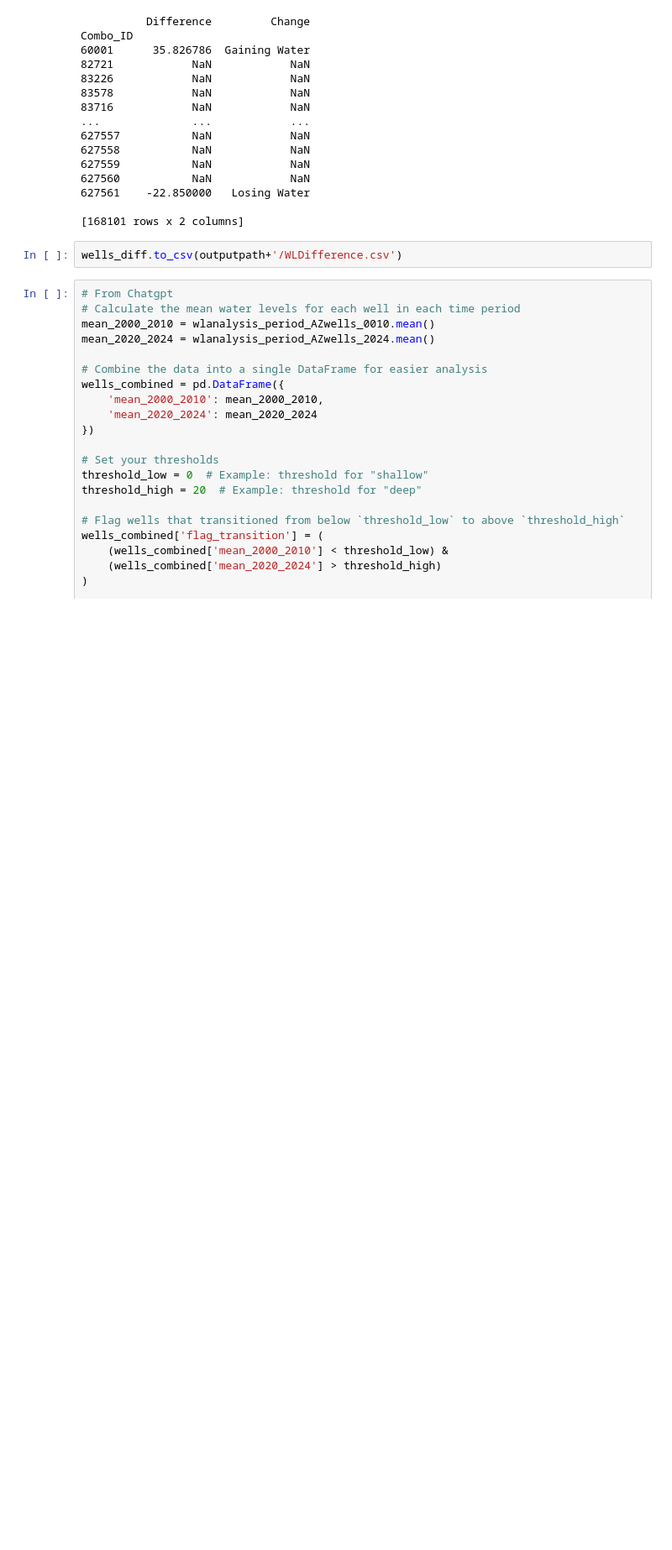
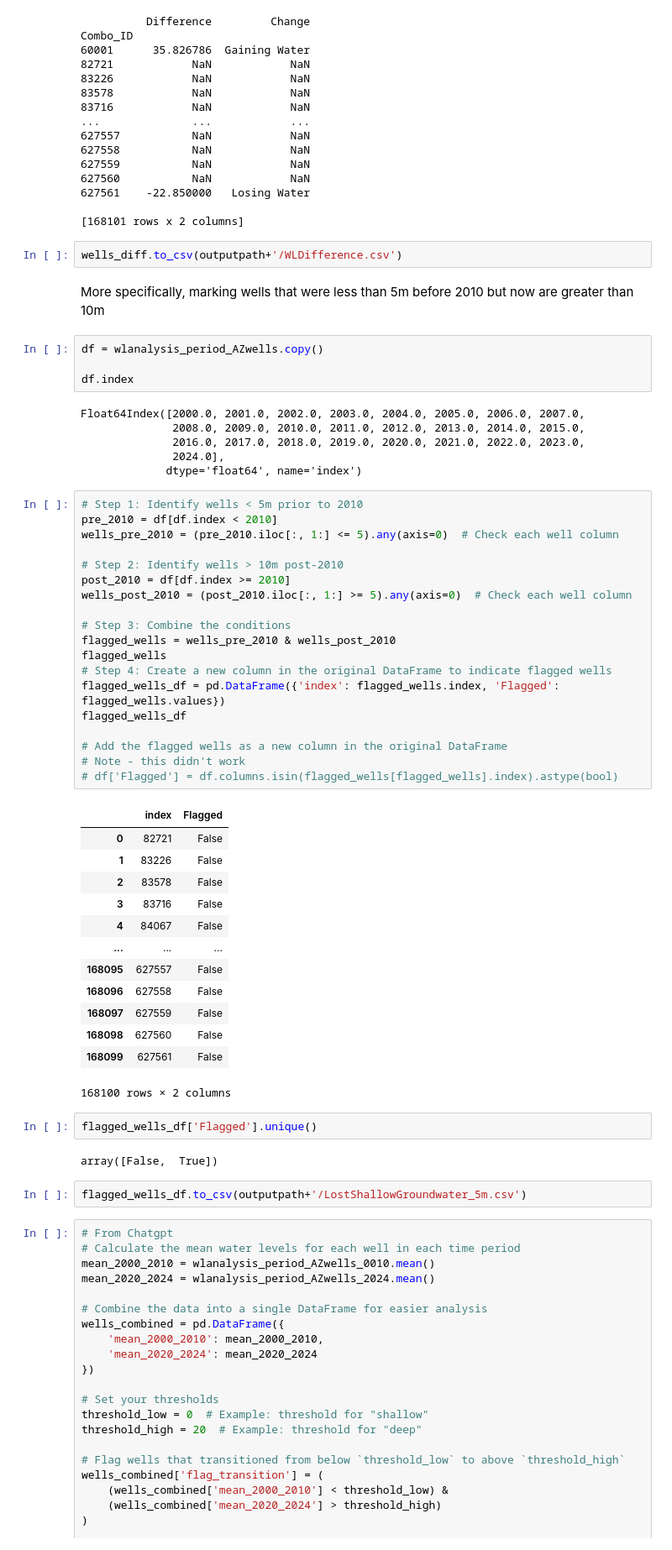
Before and after one commit to dtadych/Shallow_Groundwater_AZ, a Jupyter notebook: Code/FigureCreation/3_IndividualWells_Decades.ipynb, the cells around one changed output. Shown: that part at 84% size. Drawn from its saved outputs; the diff is of its cells as text; blank space fills up the shorter version.

```diff
--- a/Code/FigureCreation/3_IndividualWells_Decades.ipynb
+++ b/Code/FigureCreation/3_IndividualWells_Decades.ipynb
@@ -227,6 +227,57 @@ Combo_ID
 [168101 rows x 2 columns]
 # %%
 wells_diff.to_csv(outputpath+'/WLDifference.csv')
+# %% [markdown]
+More specifically, marking wells that were less than 5m before 2010 but now are greater than 10m
+# %%
+df = wlanalysis_period_AZwells.copy()
+
+df.index
+# %% [output]
+Float64Index([2000.0, 2001.0, 2002.0, 2003.0, 2004.0, 2005.0, 2006.0, 2007.0,
+              2008.0, 2009.0, 2010.0, 2011.0, 2012.0, 2013.0, 2014.0, 2015.0,
+              2016.0, 2017.0, 2018.0, 2019.0, 2020.0, 2021.0, 2022.0, 2023.0,
+              2024.0],
+             dtype='float64', name='index')
+# %%
+# Step 1: Identify wells < 5m prior to 2010
+pre_2010 = df[df.index < 2010]
+wells_pre_2010 = (pre_2010.iloc[:, 1:] <= 5).any(axis=0)  # Check each well column
+
+# Step 2: Identify wells > 10m post-2010
+post_2010 = df[df.index >= 2010]
+wells_post_2010 = (post_2010.iloc[:, 1:] >= 5).any(axis=0)  # Check each well column
+
+# Step 3: Combine the conditions
+flagged_wells = wells_pre_2010 & wells_post_2010
+flagged_wells
+# Step 4: Create a new column in the original DataFrame to indicate flagged wells
+flagged_wells_df = pd.DataFrame({'index': flagged_wells.index, 'Flagged': flagged_wells.values})
+flagged_wells_df
+
+# Add the flagged wells as a new column in the original DataFrame
+# Note - this didn't work
+# df['Flagged'] = df.columns.isin(flagged_wells[flagged_wells].index).astype(bool)
+# %% [output]
+|  | index | Flagged |
+| 0 | 82721 | False |
+| 1 | 83226 | False |
+| 2 | 83578 | False |
+| 3 | 83716 | False |
+| 4 | 84067 | False |
+| ... | ... | ... |
+| 168095 | 627557 | False |
+| 168096 | 627558 | False |
+| 168097 | 627559 | False |
+| 168098 | 627560 | False |
+| 168099 | 627561 | False |
+168100 rows × 2 columns
+# %%
+flagged_wells_df['Flagged'].unique()
+# %% [output]
+array([False,  True])
+# %%
+flagged_wells_df.to_csv(outputpath+'/LostShallowGroundwater_5m.csv')
 # %%
 # From Chatgpt
 # Calculate the mean water levels for each well in each time period
```
Also changed, not shown: 2 other files.
